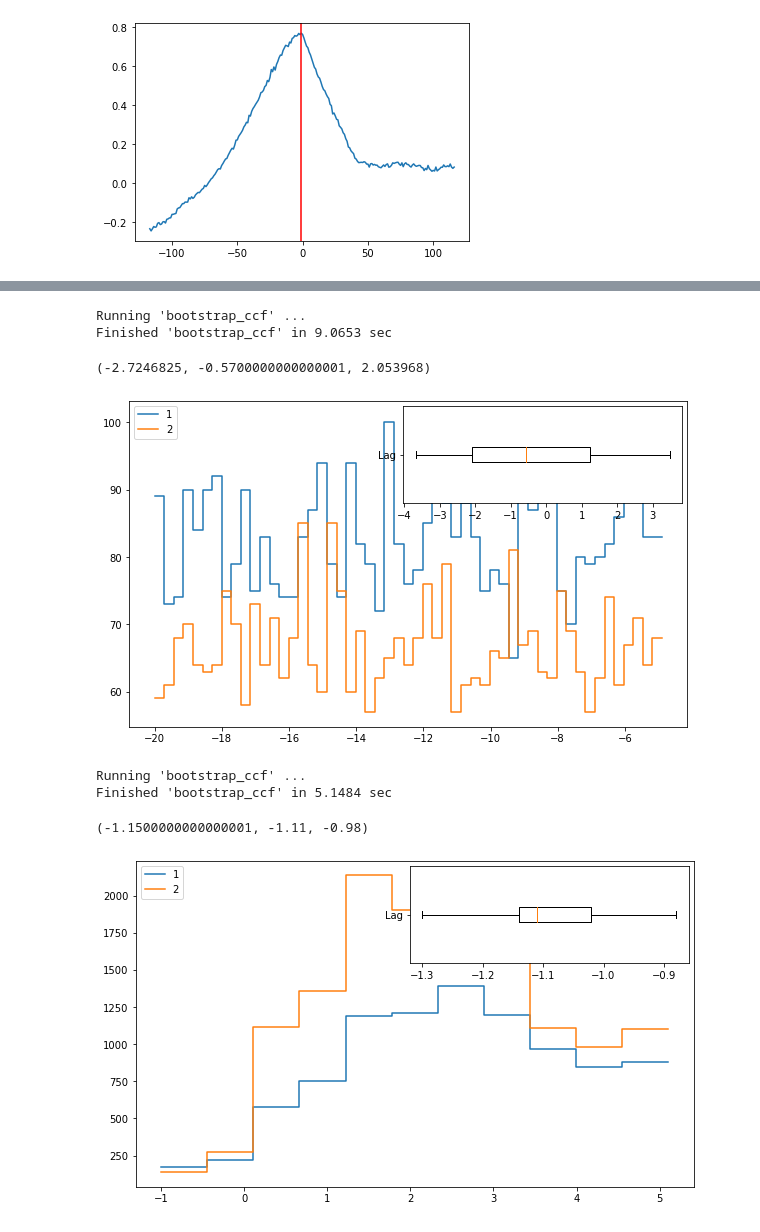
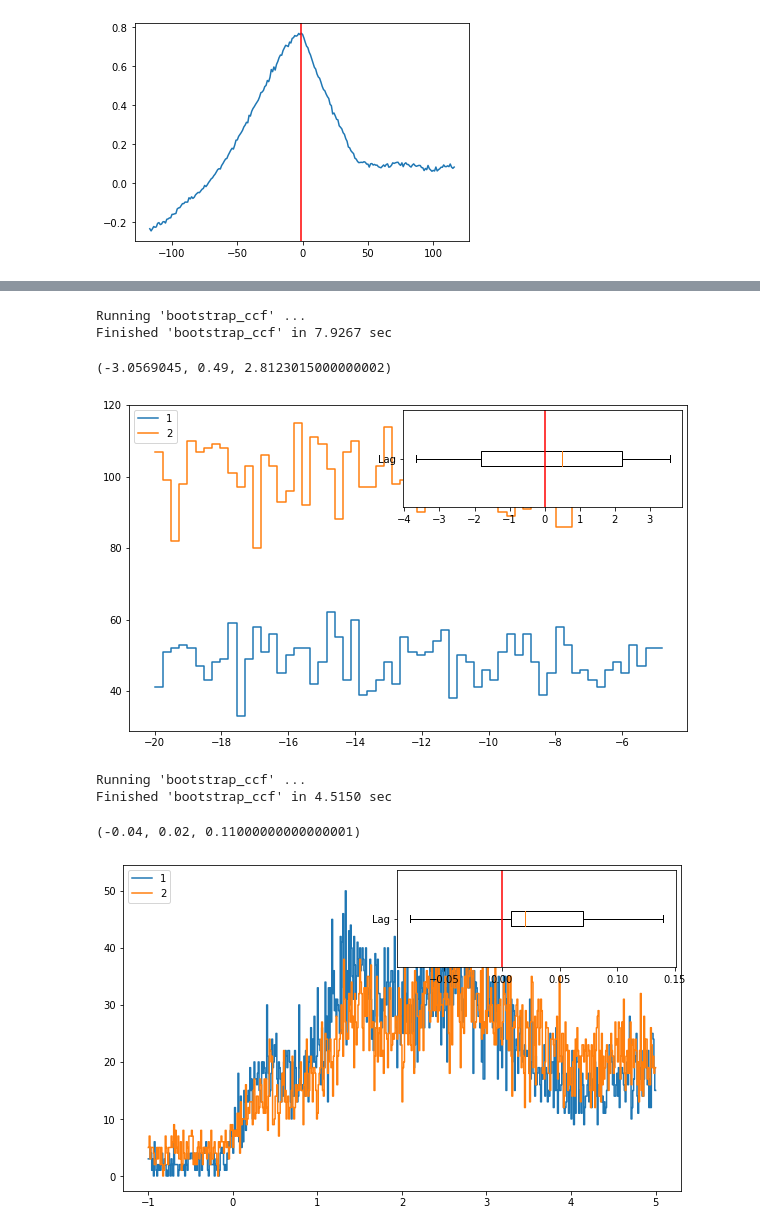
Before and after one commit to Lang-Shao/graduate_cource, a Jupyter notebook: Using_Python/Python_Codes/Statistics/ccf_using_bootstrap.ipynb, the cells around one changed output, grey strips where cells are left out. Saved outputs shown, nothing was run; the diff lists cells and outputs as text; code cells hidden in the pictures.

```diff
--- a/Using_Python/Python_Codes/Statistics/ccf_using_bootstrap.ipynb
+++ b/Using_Python/Python_Codes/Statistics/ccf_using_bootstrap.ipynb
@@ -12,7 +12,8 @@ viewt1 = -10
 viewt2 = 20
 
 
-databasedir = '/home/lang/Work/myccf/data/'
+#databasedir = '/home/lang/Work/myccf/data/'
+databasedir = '/db/Data/Fermi_GBM_burst/data/'
 year = '20'+bn[0:2]
 datadir = databasedir+'/'+year+'/bn'+bn
 ttefile = glob(datadir+'/'+'glg_tte_'+det+'_bn'+bn+'_v*.fit')
@@ -22,6 +23,10 @@ trigtime = hdu['Primary'].header['TRIGTIME']
 data = hdu['EVENTS'].data
 time = data.field(0)-trigtime
 ch = data.field(1)
+ebound = hdu['EBOUNDS'].data
+emin = ebound.field(1)
+emax = ebound.field(2)
+print(emin[20],emax[40],emax[80])
 
 time1 =  time[(ch >= 20) & (ch <= 40)]
 time2 =  time[(ch >= 40) & (ch <= 80)]
@@ -103,7 +109,7 @@ import numpy as np
 import matplotlib.pyplot as plt
 from scipy import stats
 from astropy.io import fits
-from sklearn.utils import resample
+#from sklearn.utils import resample
 from astropy.stats import bootstrap
 
 bn = '150314205'
@@ -113,7 +119,8 @@ viewt1 = -10
 viewt2 = 20
 
 
-databasedir = '/home/lang/Work/myccf/data/'
+#databasedir = '/home/lang/Work/myccf/data/'
+databasedir = '/db/Data/Fermi_GBM_burst/data/'
 year = '20'+bn[0:2]
 datadir = databasedir+'/'+year+'/bn'+bn
 ttefile = glob(datadir+'/'+'glg_tte_'+det+'_bn'+bn+'_v*.fit')
@@ -280,15 +291,15 @@ Finished 'bootstrap_ccf' in 16.2456 sec
 # %%
-bootstrap_ccf(t1, t2, viewt1 = -20, viewt2 = -5, show=True)
+bootstrap_ccf(get_tte_from_energyrange(70,200),get_tte_from_energyrange(20,70), viewt1 = -20, viewt2 = -5, show=True)
 # %% [output]
 Running 'bootstrap_ccf' ...
-Finished 'bootstrap_ccf' in 9.0653 sec
+Finished 'bootstrap_ccf' in 7.9267 sec
-(-2.7246825, -0.5700000000000001, 2.053968)
+(-3.0569045, 0.49, 2.8123015000000002)
-[figure, old version]
+[figure, new version]
 # %%
-bootstrap_ccf(t1, t2, viewt1 = -1, viewt2 = 5, show=True)
+bootstrap_ccf(get_tte_from_energyrange(70,200),get_tte_from_energyrange(20,70), viewt1 = -1, viewt2 = 5, show=True)
 # %% [output]
 Running 'bootstrap_ccf' ...
-Finished 'bootstrap_ccf' in 5.1484 sec
+Finished 'bootstrap_ccf' in 4.5150 sec
-(-1.1500000000000001, -1.11, -0.98)
+(-0.04, 0.02, 0.11000000000000001)
-[figure, old version]
+[figure, new version]
 # %%
```
Also changed, not shown: parts of 7 cells of this notebook.
